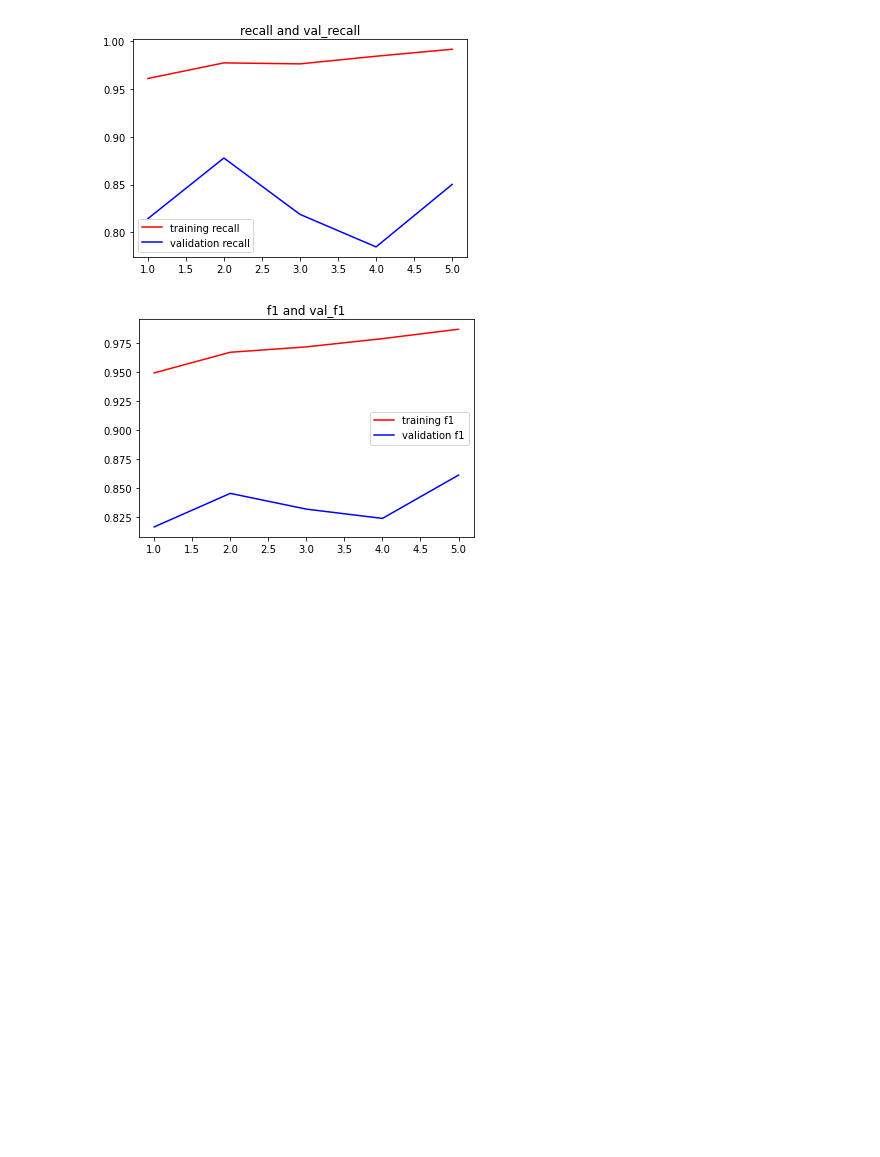
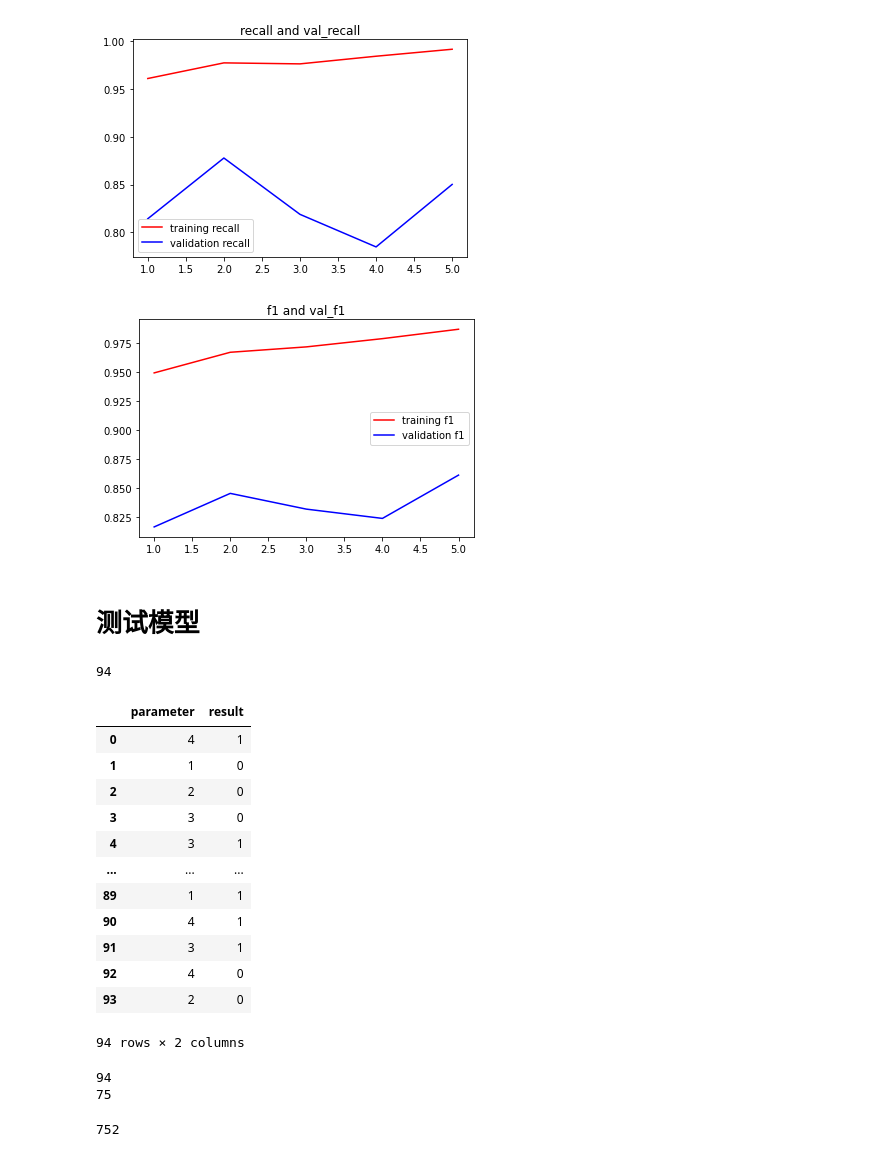
Before and after one commit to zhengyuntao123/EEGprocess, a Jupyter notebook: work_file/CNN.ipynb, the cells around one changed output. Cells and saved outputs as stored; diff of their text form; code cells hidden in the pictures; blank space fills up the shorter version.

```diff
--- a/work_file/CNN.ipynb
+++ b/work_file/CNN.ipynb
@@ -652,3 +702,5 @@ model.save('../model_save/'+model.name + "_ECT+16s_"+str(my_batch_size) + '_'+st
 # plt.show()
 # %% [output]
 [figure]
+# %% [markdown]
+# 测试模型
@@ -656,0 +722,58 @@ loaded_model = tf.keras.models.load_model('../model_save/model_ECT+16s_128_15_0.
+# %%
+#读取测试数据
+data_dir_file=r"../SE_testdata_processed/"
+testmodel_data_file_path=sorted(glob.glob(data_dir_file+"*"))
+# data_file_path
+print(len(testmodel_data_file_path))
+# %% [output]
+94
+# %%
+path = "../SE_parameter/testmodel_matched_stimulate_parameter.xlsx"
+df_testmodel = pd.read_excel(path,engine='openpyxl')
+df_testmodel=df_testmodel.drop(['Unnamed: 0'],axis=1)
+df_testmodel
+# %% [output]
+|  | parameter | result |
+| 0 | 4 | 1 |
+| 1 | 1 | 0 |
+| 2 | 2 | 0 |
+| 3 | 3 | 0 |
+| 4 | 3 | 1 |
+| ... | ... | ... |
+| 89 | 1 | 1 |
+| 90 | 4 | 1 |
+| 91 | 3 | 1 |
+| 92 | 4 | 0 |
+| 93 | 2 | 0 |
+94 rows × 2 columns
+# %%
+#发作为1；未发作为0
+y_testmodel=[]
+for i in range(df_testmodel.shape[0]):
+    if df_testmodel.iloc[i,1]==1:
+        y_testmodel.append(1)
+    else:
+        y_testmodel.append(0)
+print(len(y_testmodel))
+print(sum(y_testmodel))
+# %% [output]
+94
+75
+# %%
+#选择的通道数
+channel_num=15
+#训练集的SE切片长度
+train_SE_len=16
+#测试集的SE切片长度
+test_SE_len=16
+samps=2
+# 训练集
+# 切成2s一段，不用乘通道数
+y_long_data=[]
+for i in y_testmodel:
+    for j in range((int)(train_SE_len/2)):
+        y_long_data.append(i)
+y_testmodel=y_long_data
+print(len(y_testmodel))
+# %% [output]
+752
```
Also changed, not shown: parts of 21 cells of this notebook, 3 other files.
